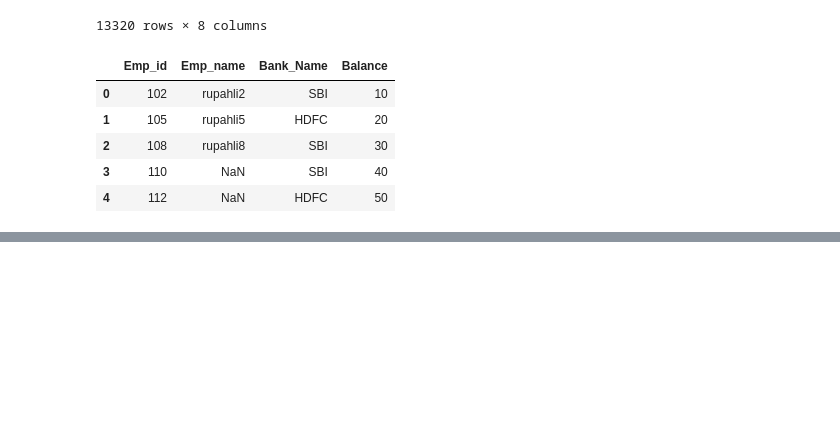
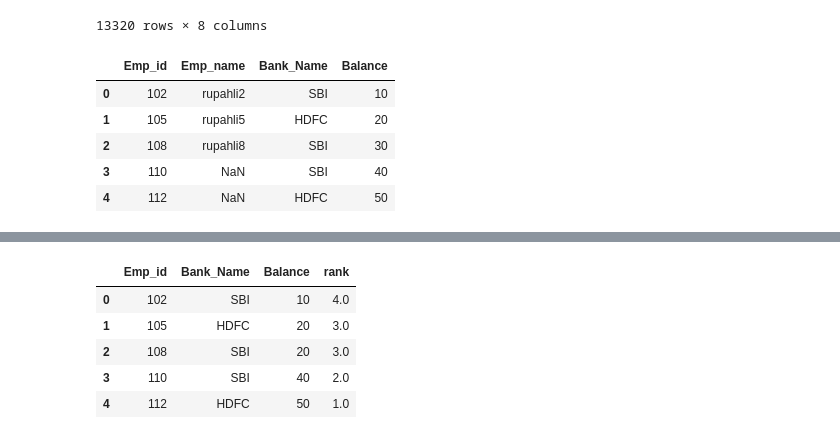
Before and after one commit to rupahli/AIML, a Jupyter notebook: Code/panda.ipynb, the cells around one changed output, grey strips where cells are left out. Cells and saved outputs as stored; diff of their text form; code cells hidden in the pictures; blank space fills up the shorter version.

```diff
--- a/Code/panda.ipynb
+++ b/Code/panda.ipynb
@@ -185,0 +230,32 @@ df7
+# %%
+FSD_df['Emp_id'] = [102,105,108,110,112] ##----- diff column name , no common column
+FSD_df['Bank_Name'] = ['SBI','HDFC','SBI','SBI','HDFC']
+FSD_df['Balance'] = [10,20,30,40,50]
+FSD_df.nlargest(n=2,columns=['Balance']) # 2 largets rows.. having greatest salaray
+FSD_df.nsmallest(n=2,columns=['Balance'])
+
+FSD_df['rank']=FSD_df['Balance'].rank() #rank 1,2,3,,,, basis on balance n assigning it to new col
+FSD_df
+FSD_df['rank']=FSD_df['Balance'].rank(ascending=False)
+FSD_df
+
+FSD_df['Emp_id'] = [102,105,108,110,112] ##----- diff column name , no common column
+FSD_df['Bank_Name'] = ['SBI','HDFC','SBI','SBI','HDFC']
+FSD_df['Balance'] = [10,20,20,40,50] # same salary so rank will be tie
+
+
+FSD_df['rank']=FSD_df['Balance'].rank(ascending=False) # rank 1,2,3.5,3.5,5
+FSD_df
+FSD_df['rank']=FSD_df['Balance'].rank(ascending=False,method='min') # rank 1,2,3,3,5
+FSD_df
+FSD_df['rank']=FSD_df['Balance'].rank(ascending=False,method='max') # rank 1,2,4,4,5
+FSD_df
+FSD_df['rank']=FSD_df['Balance'].rank(ascending=False,method='dense') # rank 1,2,3,3,4
+FSD_df
+# %% [output]
+|  | Emp_id | Bank_Name | Balance | rank |
+| 0 | 102 | SBI | 10 | 4.0 |
+| 1 | 105 | HDFC | 20 | 3.0 |
+| 2 | 108 | SBI | 20 | 3.0 |
+| 3 | 110 | SBI | 40 | 2.0 |
+| 4 | 112 | HDFC | 50 | 1.0 |
```
Also changed, not shown: parts of 6 cells of this notebook, 2 other files.
